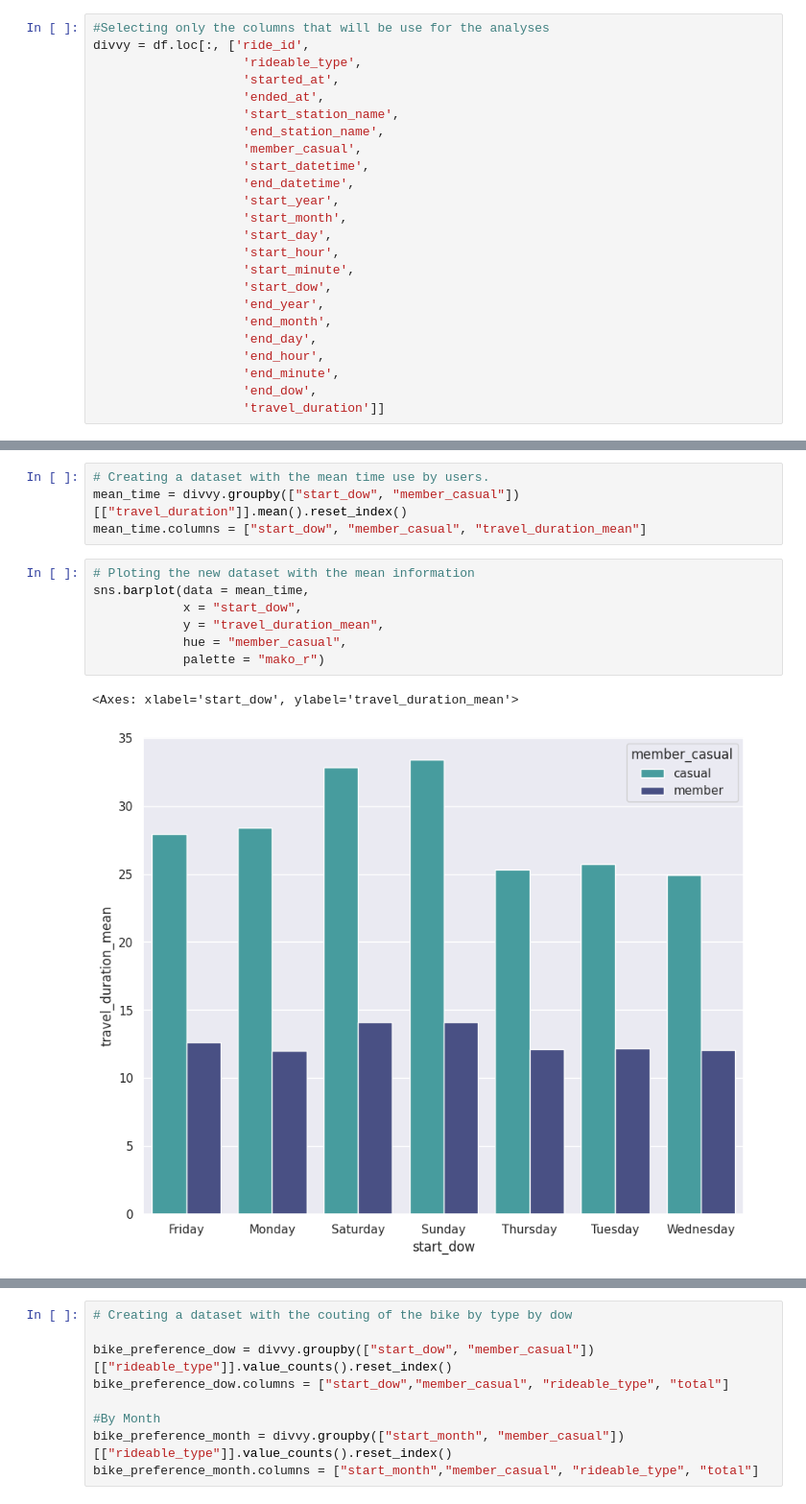
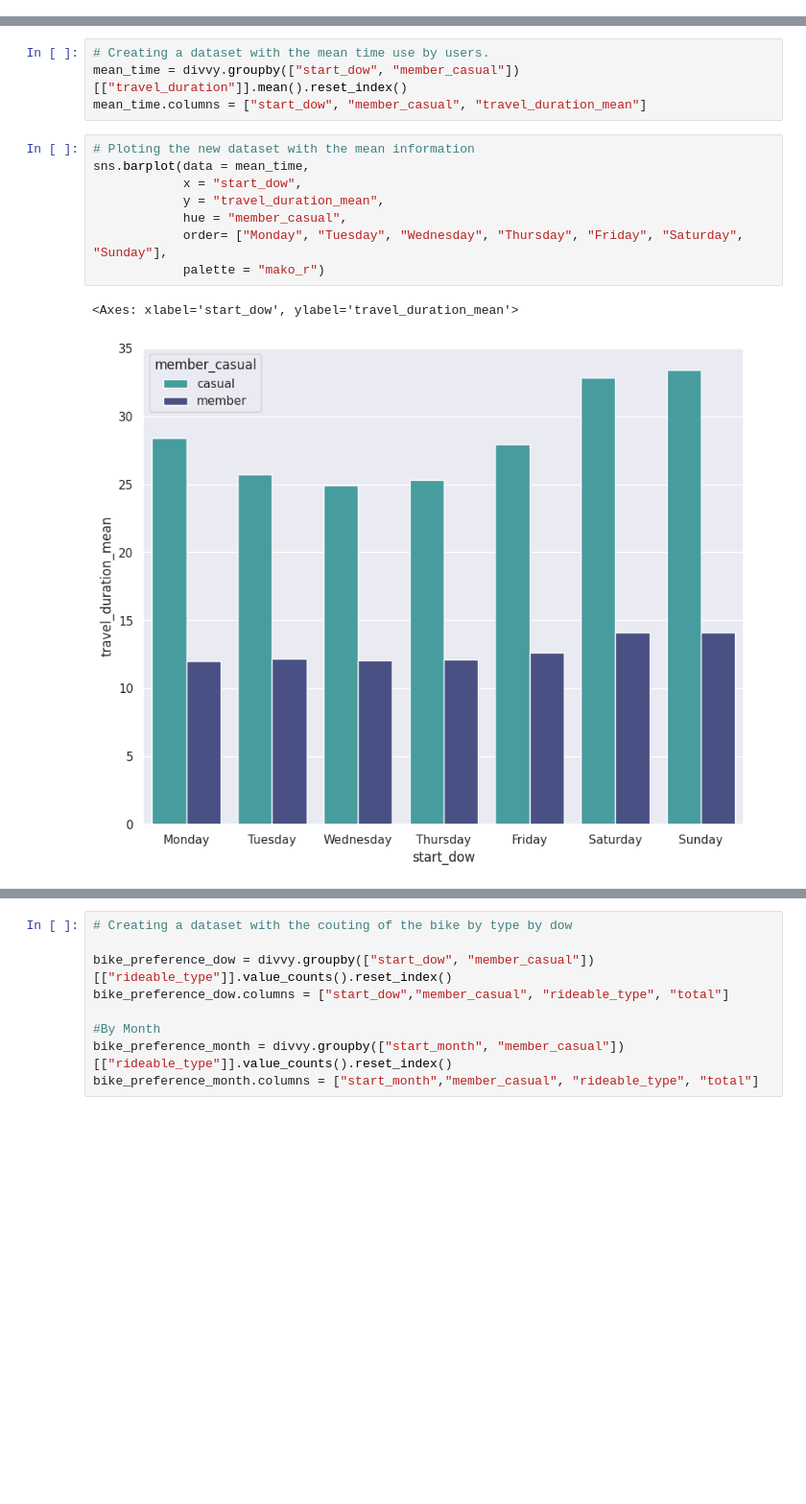
Before and after one commit to BrnPlhz/Divvy, a Jupyter notebook: ex-complete-file.ipynb, the cells around one changed output, grey strips where cells are left out. Shown at 96% size. Cells and saved outputs as stored; diff of their text form; blank space fills up the shorter version.

```diff
--- a/ex-complete-file.ipynb
+++ b/ex-complete-file.ipynb
@@ -200,27 +200,3 @@ Data columns (total 28 columns):
  27  travel_duration     float64
 dtypes: datetime64[ns](2), float64(5), int32(8), object(13)
 memory usage: 939.9+ MB
-# %%
-#Selecting only the columns that will be use for the analyses
-divvy = df.loc[:, ['ride_id',
-                    'rideable_type',
-                    'started_at',
-                    'ended_at',
-                    'start_station_name',
-                    'end_station_name',
-                    'member_casual',
-                    'start_datetime',
-                    'end_datetime',
-                    'start_year',
-                    'start_month',
-                    'start_day',
-                    'start_hour',
-                    'start_minute',
-                    'start_dow',
-                    'end_year',
-                    'end_month',
-                    'end_day',
-                    'end_hour',
-                    'end_minute',
-                    'end_dow',
-                    'travel_duration']]
@@ -277,10 +265,11 @@ mean_time.columns = ["start_dow", "member_casual", "travel_duration_mean"]
 # %%
 # Ploting the new dataset with the mean information
 sns.barplot(data = mean_time,
             x = "start_dow",
             y = "travel_duration_mean",
             hue = "member_casual",
+            order= ["Monday", "Tuesday", "Wednesday", "Thursday", "Friday", "Saturday", "Sunday"],
             palette = "mako_r")
 # %% [output]
 <Axes: xlabel='start_dow', ylabel='travel_duration_mean'>
-[figure, old version]
+[figure, new version]
```
Also changed, not shown: parts of 12 cells of this notebook.
